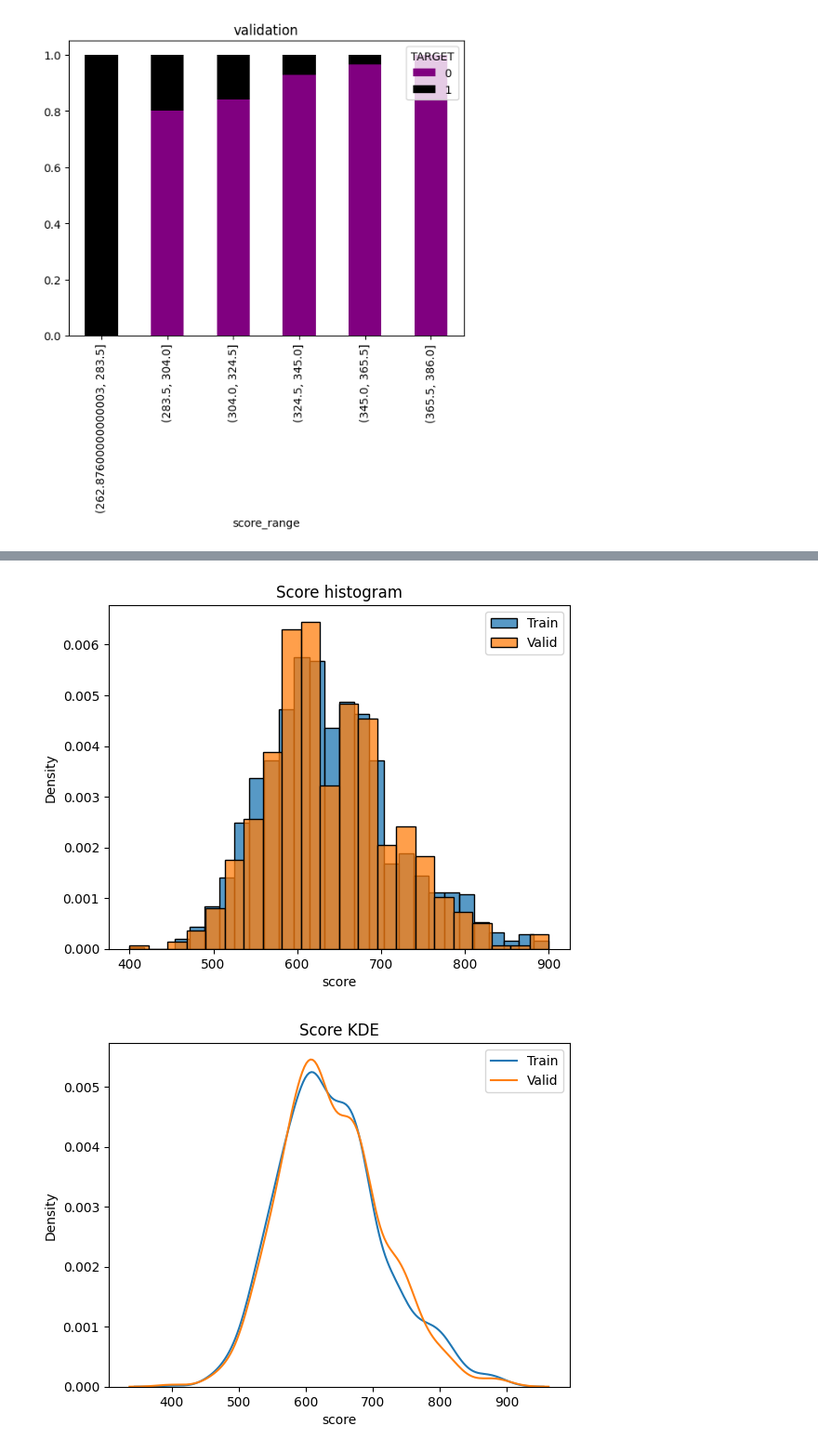
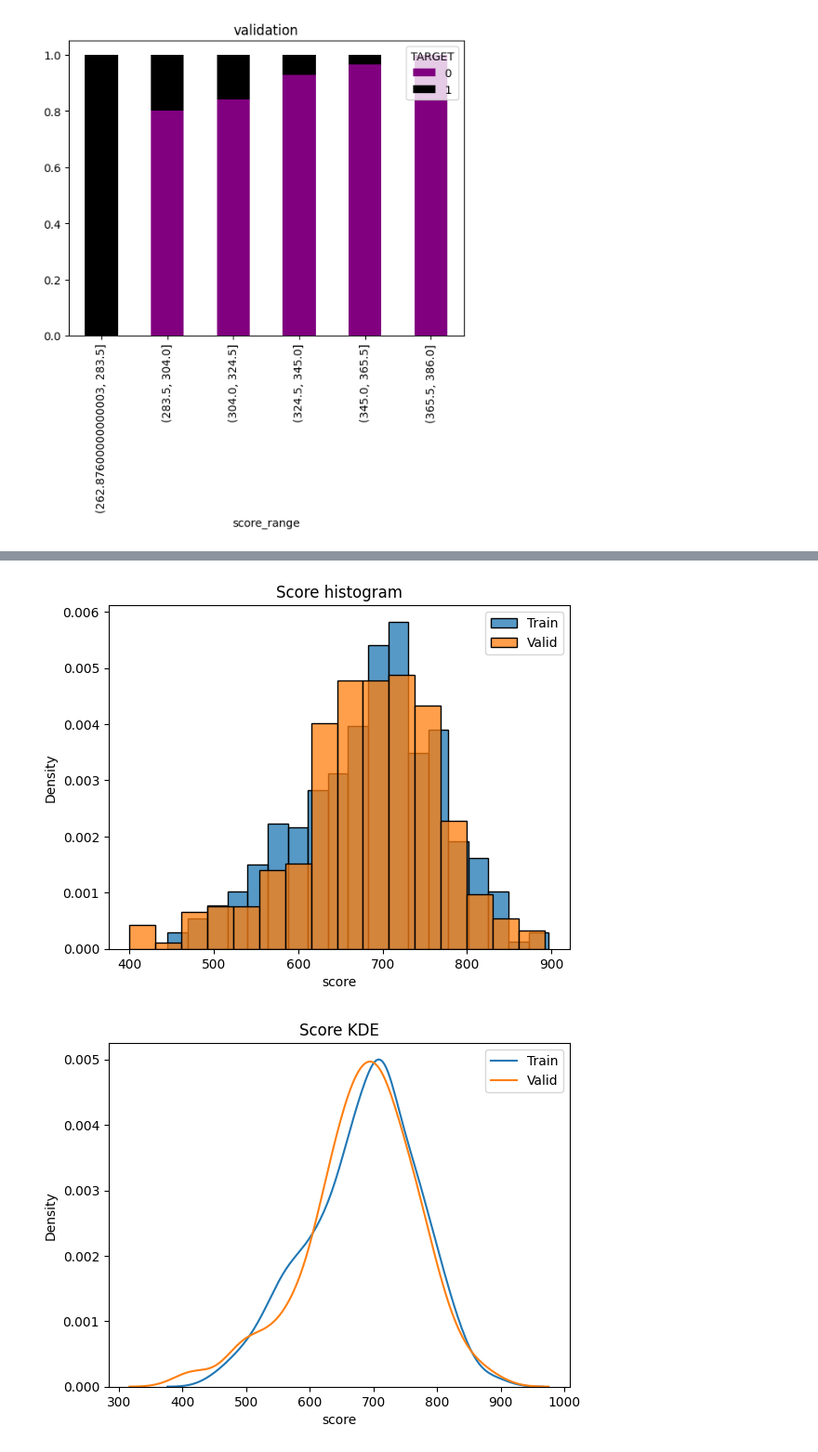
Before and after one commit to JGFuentesC/woe_credit_scoring, a Jupyter notebook: Usage Example.ipynb, the cells around one changed output, grey strips where cells are left out. Shown at 93% size. Cells and saved outputs as stored; diff of their text form; code cells hidden in the pictures.

```diff
--- a/Usage Example.ipynb
+++ b/Usage Example.ipynb
@@ -214,9 +214,12 @@ for s,d in score.groupby('sample'):
 # like outlier detection and treatment, feature selection, reporting and more.
 from CreditScoringToolkit import AutoCreditScoring
 
-data = pd.concat([train,valid],axis=0)
-kwargs = {'iv_feature_threshold':0.02,'max_discretization_bins':6,'strictly_monotonic':True}
-acs = AutoCreditScoring(data,'TARGET',varc,vard)
+kwargs = {'iv_feature_threshold':0.05,
+          'max_discretization_bins':6,
+          'strictly_monotonic':True,
+          'create_reporting':True,
+          'discretization_method':'dcc'}
+acs = AutoCreditScoring(train,'TARGET',varc,vard)
 acs.fit(**kwargs)
 
 # You can also save the reports to a folder in PNG format
@@ -226,2 +229,2 @@ acs.save_reports('reports')
-[figure, old version]
+[figure, new version]
-[figure, old version]
+[figure, new version]
```
Also changed, not shown: parts of 2 cells of this notebook, 8 other files.
